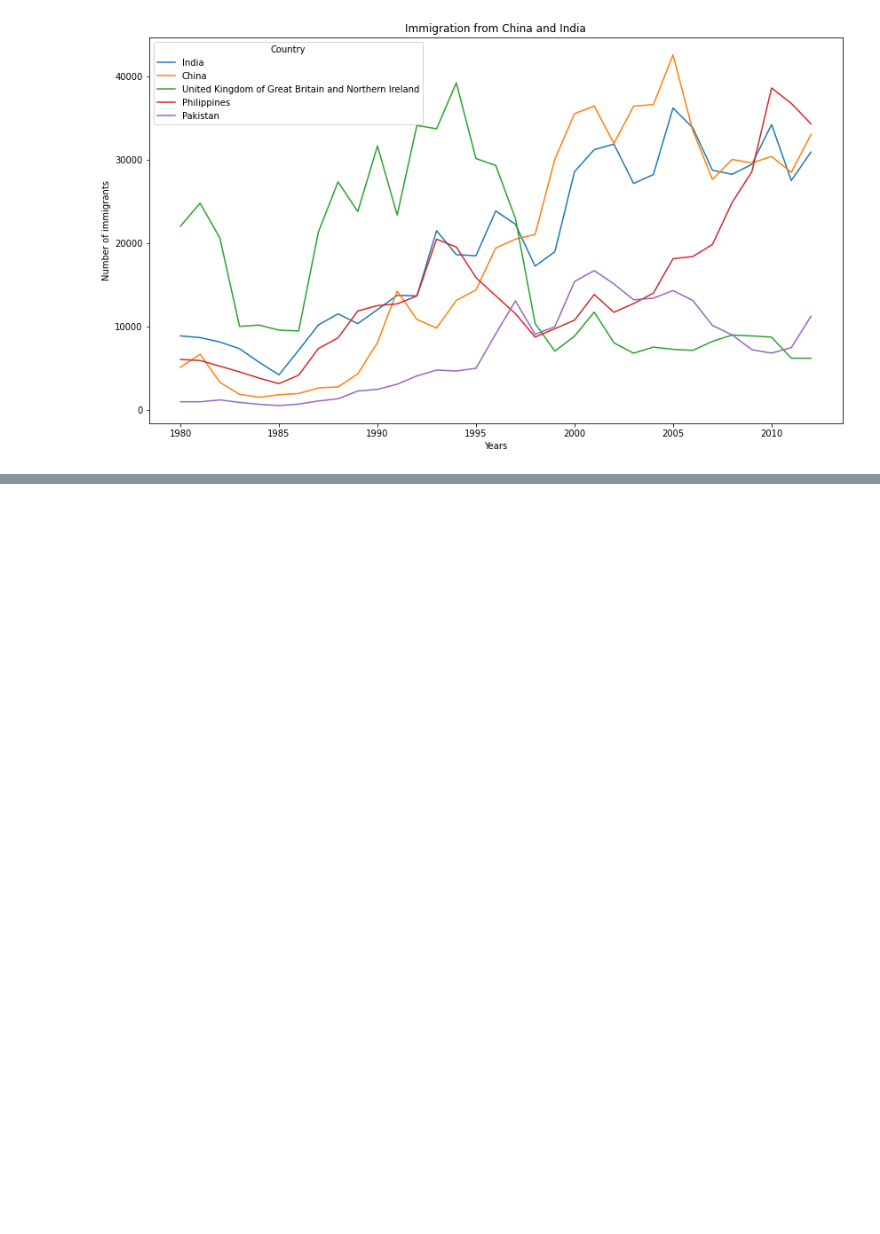
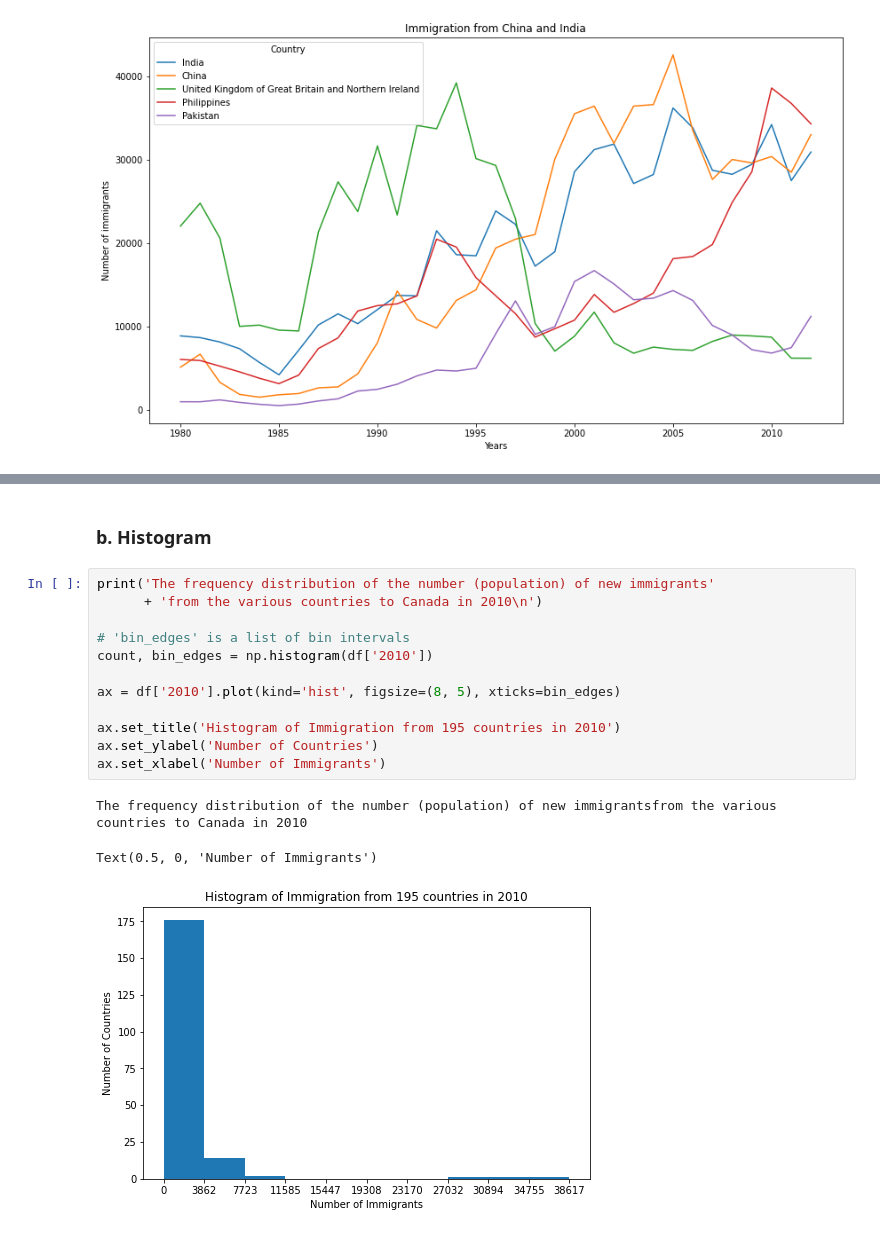
Before and after one commit to harveyvn/Data-Visualization-with-Python, a Jupyter notebook: Exploring_Datasets_on_Immigration_to_Canada.ipynb, the cells around one changed output, grey strips where cells are left out. Drawn from its saved outputs; the diff is of its cells as text; blank space fills up the shorter version.

```diff
--- a/Exploring_Datasets_on_Immigration_to_Canada.ipynb
+++ b/Exploring_Datasets_on_Immigration_to_Canada.ipynb
@@ -416,0 +466,18 @@ Pakistan                                              978    972  ...   7468  11
+# %% [markdown]
+### b. Histogram
+# %%
+print('The frequency distribution of the number (population) of new immigrants'
+      + 'from the various countries to Canada in 2010\n')
+
+# 'bin_edges' is a list of bin intervals
+count, bin_edges = np.histogram(df['2010'])
+
+ax = df['2010'].plot(kind='hist', figsize=(8, 5), xticks=bin_edges)
+
+ax.set_title('Histogram of Immigration from 195 countries in 2010')
+ax.set_ylabel('Number of Countries')
+ax.set_xlabel('Number of Immigrants')
+# %% [output]
+The frequency distribution of the number (population) of new immigrantsfrom the various countries to Canada in 2010
+Text(0.5, 0, 'Number of Immigrants')
+[figure, added]
```
Also changed, not shown: parts of 10 cells of this notebook.
